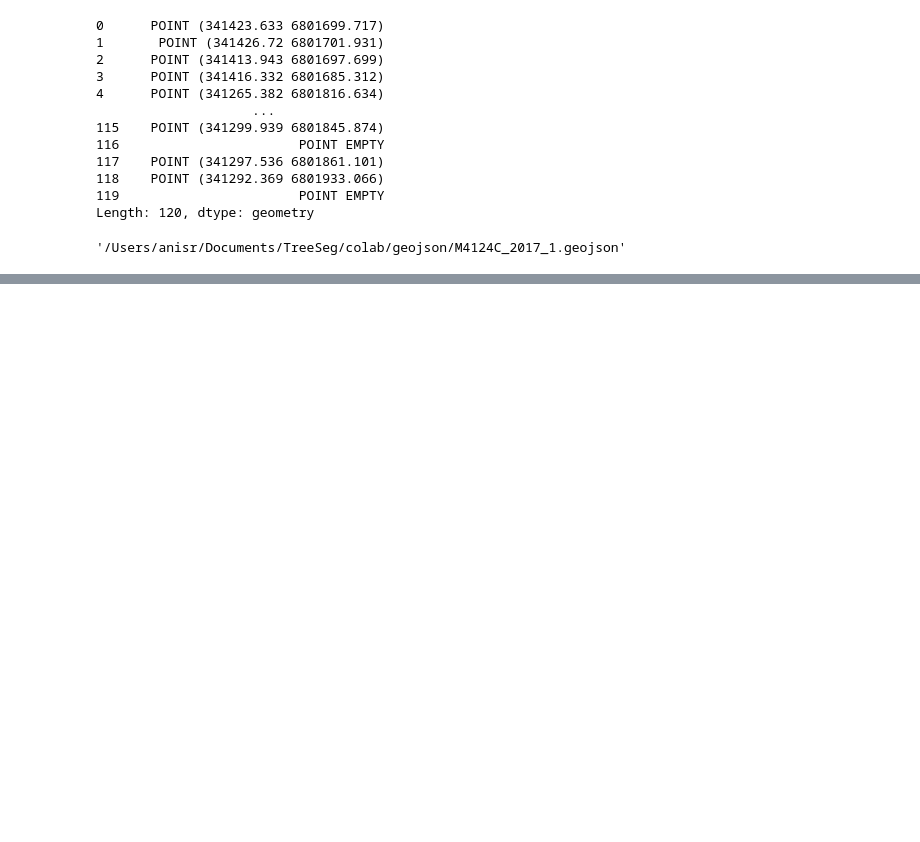
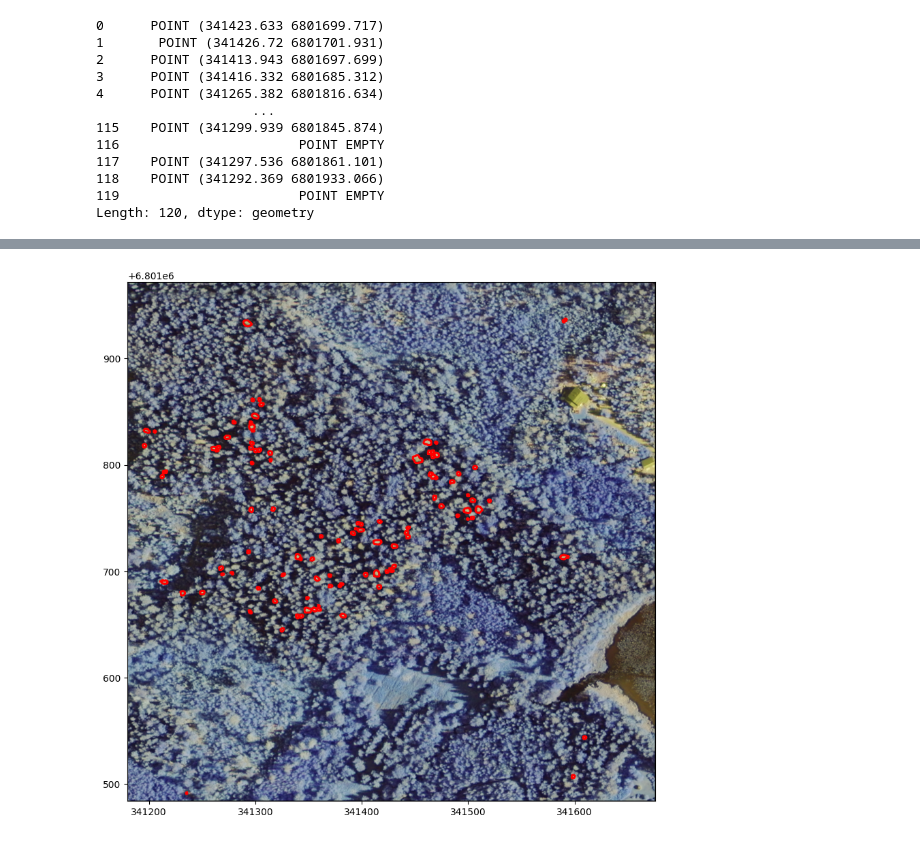
Before and after one commit to Global-Ecosystem-Health-Observatory/TreeMort, a Jupyter notebook: colab/demo.ipynb, the cells around one changed output, grey strips where cells are left out. Drawn from its saved outputs; the diff is of its cells as text; code cells hidden in the pictures; blank space fills up the shorter version.

```diff
--- a/colab/demo.ipynb
+++ b/colab/demo.ipynb
@@ -272,7 +272,72 @@ gdf.geometry.centroid
 118    POINT (341292.369 6801933.066)
 119                       POINT EMPTY
 Length: 120, dtype: geometry
-# %%
-geojson_data
-# %% [output]
-'/Users/anisr/Documents/TreeSeg/colab/geojson/M4124C_2017_1.geojson'
+# %%
+import rasterio
+import geopandas as gpd
+import matplotlib.pyplot as plt
+from shapely.geometry import mapping
+import numpy as np
+import matplotlib.patches as patches
+
+# Ensure inline plotting in Jupyter
+%matplotlib inline
+
+def overlay_tiff_geojson(tiff_path, geojson_path):
+    try:
+        # Read the GeoTIFF file
+        with rasterio.open(tiff_path) as src:
+            fig, ax = plt.subplots(figsize=(10, 10))
+
+            # Read the image data
+            nir = src.read(1)  # NIR channel
+            red = src.read(2)  # Red channel
+            green = src.read(3)  # Green channel
+            blue = src.read(4)  # Blue channel
+
+            # Create an RGB composite (NIR-RGB composite example)
+            composite = np.dstack((nir, red, blue))  # Example: NIR as red, red as green, blue as blue
+
+            # Normalize the composite for display
+            composite = (composite - composite.min()) / (composite.max() - composite.min())
+
+            # Display the composite image
+            ax.imshow(composite, extent=(src.bounds.left, src.bounds.right, src.bounds.bottom, src.bounds.top))
+
+            # Read the GeoJSON file
+            gdf = gpd.read_file(geojson_path)
+
+            # Check CRS and reproject if necessary
+            if gdf.crs != src.crs:
+                gdf = gdf.to_crs(src.crs)
+
+            # Debugging: Print some information
+            print(f"GeoTIFF CRS: {src.crs}")
+            print(f"GeoJSON CRS: {gdf.crs}")
+            print(f"Number of geometries in GeoJSON: {len(gdf)}")
+
+            # Overlay polygons
+            for _, row in gdf.iterrows():
+                geom = row['geometry']
+                if geom.is_valid:
+                    # Debugging: Print geometry information
+                    print(f"Processing geometry: {geom}")
+                    if geom.geom_type == 'Polygon':
+                        patch = patches.Polygon(list(geom.exterior.coords), linewidth=2, edgecolor='red', facecolor='none')
+                        ax.add_patch(patch)
+                    elif geom.geom_type == 'MultiPolygon':
+                        for poly in geom.geoms:
+                            patch = patches.Polygon(list(poly.exterior.coords), linewidth=2, edgecolor='red', facecolor='none')
+                            ax.add_patch(patch)
+
+            # Display the result
+            plt.show()
+
+    except Exception as e:
+        print(f"An error occurred: {e}")
+
+
+
+# Example usage:
+overlay_tiff_geojson('./geojson_files/M4124C_2017_1.tiff', './geojson_files/M4124C_2017_1.geojson')
+# %% [output]
@@ -278,0 +361 @@ geojson_data
+[figure, added]
```
Also changed, not shown: parts of 1 cell of this notebook, 9 other files.
